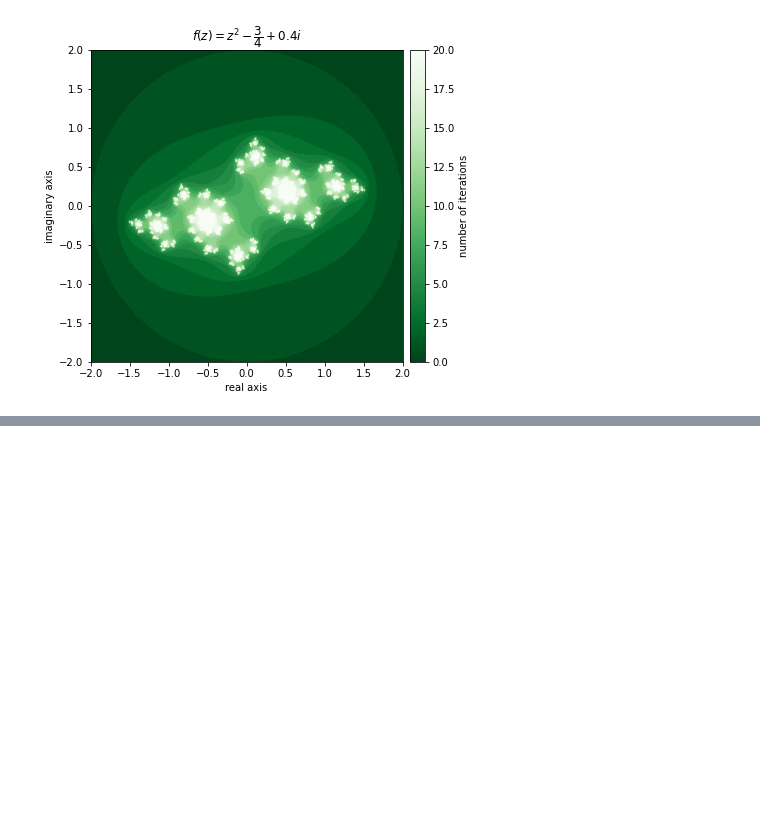
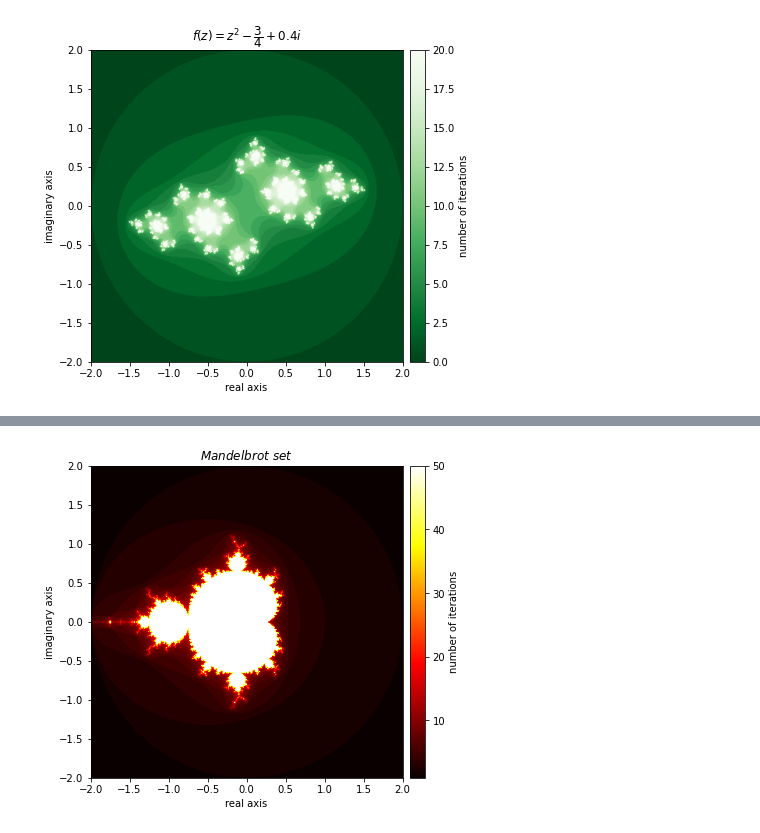
Before and after one commit to rifatrakib/practical-numpy, a Jupyter notebook: fractals.ipynb, the cells around one changed output, grey strips where cells are left out. Saved outputs shown, nothing was run; the diff lists cells and outputs as text; code cells hidden in the pictures; blank space fills up the shorter version.

```diff
--- a/fractals.ipynb
+++ b/fractals.ipynb
@@ -256,0 +261,18 @@ plot_fractal(output, **kwargs)
+# %%
+def mandelbrot(mesh, num_iter=10, radius=2):
+    c = mesh.copy()
+    z = np.zeros(mesh.shape, dtype=np.complex128)
+    diverge_len = np.zeros(z.shape)
+
+    for i in range(num_iter):
+        conv_mask = np.abs(z) < radius
+        z[conv_mask] = np.square(z[conv_mask]) + c[conv_mask]
+        diverge_len[conv_mask] += 1
+
+    return diverge_len
+# %%
+output = mandelbrot(mesh, num_iter=50)
+kwargs = {"title": "Mandelbrot \ set", "cmap": "hot"}
+plot_fractal(output, **kwargs)
+# %% [output]
+[figure, added]
```
Also changed, not shown: parts of 22 cells of this notebook.
